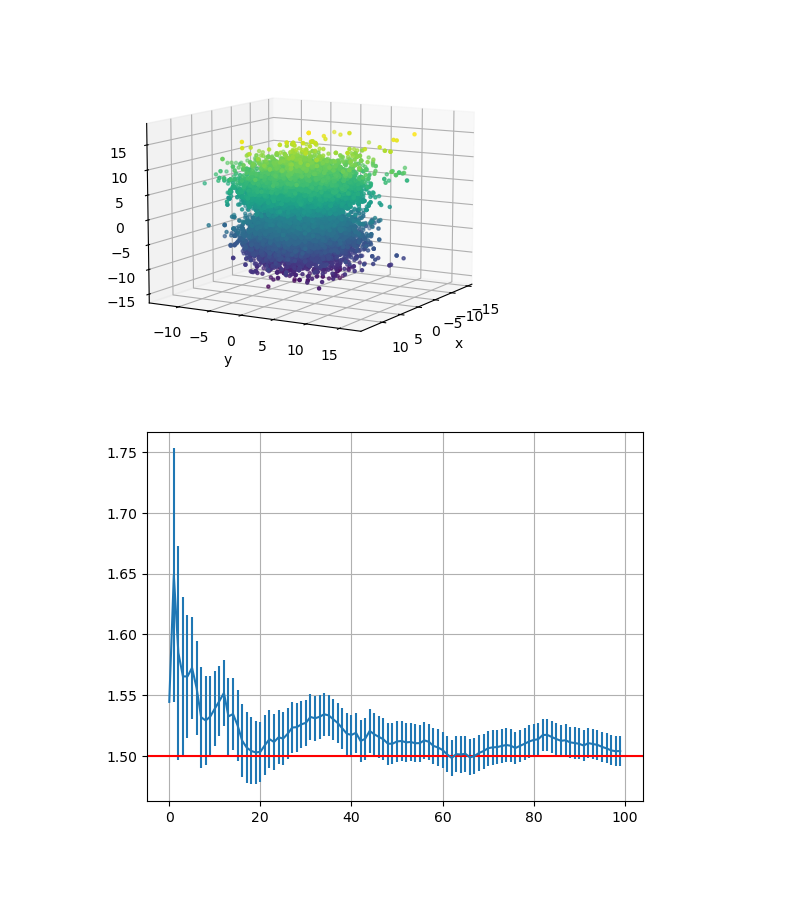
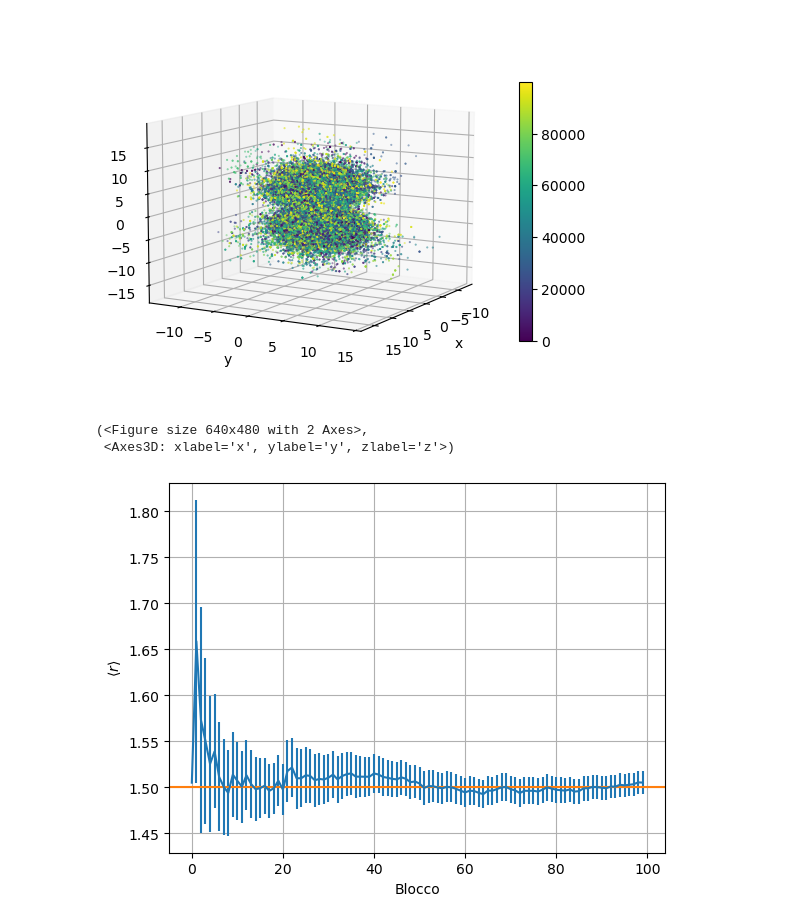
Before and after one commit to eliasteve/labsimnumerica, a Jupyter notebook: LSN_05/LSN_05.ipynb, the cells around one changed output. Cells and saved outputs as stored; diff of their text form; code cells hidden in the pictures; blank space fills up the shorter version.

```diff
--- a/LSN_05/LSN_05.ipynb
+++ b/LSN_05/LSN_05.ipynb
@@ -13,0 +11,14 @@ plt.plot(xs, ys)
+# %%
+def draw_scatter(X, Y, Z, title=None, s=plt.rcParams['lines.markersize'] ** 2):
+    fig = plt.figure()
+    ax = fig.add_subplot(projection='3d')
+    sc = ax.scatter(X, Y, Z, c=np.arange(len(Z)), marker='.', s=s)
+    ax.set_xlabel('x')
+    ax.set_ylabel('y')
+    ax.set_zlabel('z')
+    ax.view_init(10, 30)
+    fig.colorbar(sc, shrink=0.7)
+    ax.set_title(title)
+
+    plt.show()
+    return fig, ax
@@ -30,26 +48,13 @@ plt.show()
 # %%
-X=np.loadtxt("out_2p.dat", usecols=0)
-Y=np.loadtxt("out_2p.dat", usecols=1)
-Z=np.loadtxt("out_2p.dat", usecols=2)
-
-fig = plt.figure()
-ax = fig.add_subplot(projection='3d')
-ax.scatter(X, Y, Z, c=Z, marker='.')
-ax.set_xlabel('x')
-ax.set_ylabel('y')
-ax.set_zlabel('z')
-ax.view_init(10, 30)
-
-plt.show()
+X, Y, Z = np.loadtxt("out_2p.dat", usecols=(0, 1, 2), unpack=True)
+draw_scatter(X, Y, Z, title=None, s=1)
 # %% [output]
-[figure, old version]
+[figure, new version]
+(<Figure size 640x480 with 2 Axes>,
+ <Axes3D: xlabel='x', ylabel='y', zlabel='z'>)
 # %%
-r_GS = np.loadtxt("out_r_GS.dat", usecols=0)
-err_GS = np.loadtxt("out_r_GS.dat", usecols=1)
-xs = np.arange(len(r_GS))
-plt.errorbar(xs, r_GS, yerr=err_GS)
-plt.axhline(1.5, color="red")
-plt.grid()
+r_GS, err_GS = np.loadtxt("out_r_GS.dat", usecols=(0, 1), unpack=True)
+draw_plot_of_radius(r_GS, err_GS, title=None)
 # %% [output]
-[figure, old version]
+[figure, new version]
 # %%
```
Also changed, not shown: parts of 12 cells of this notebook, 7 other files.
